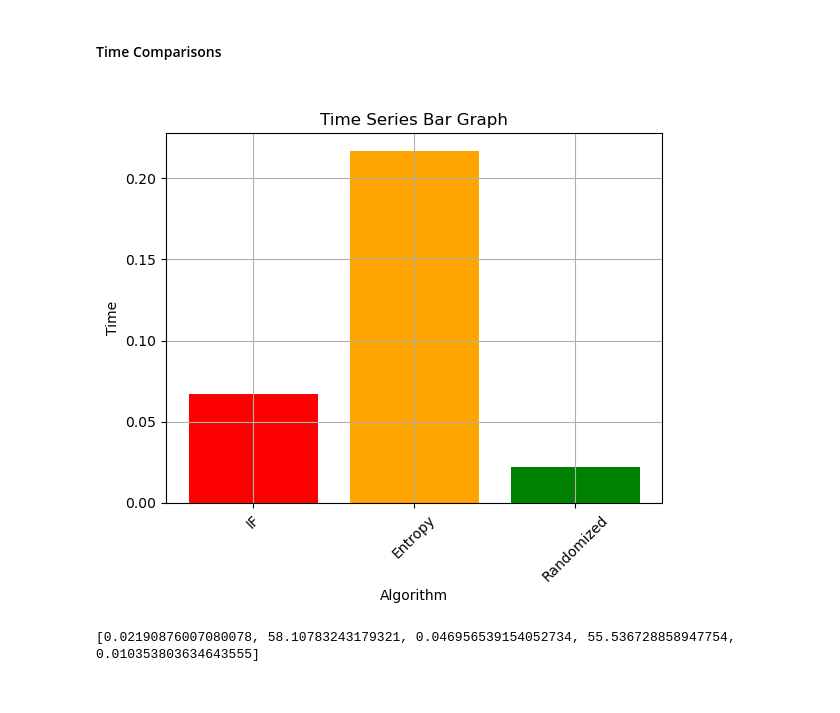
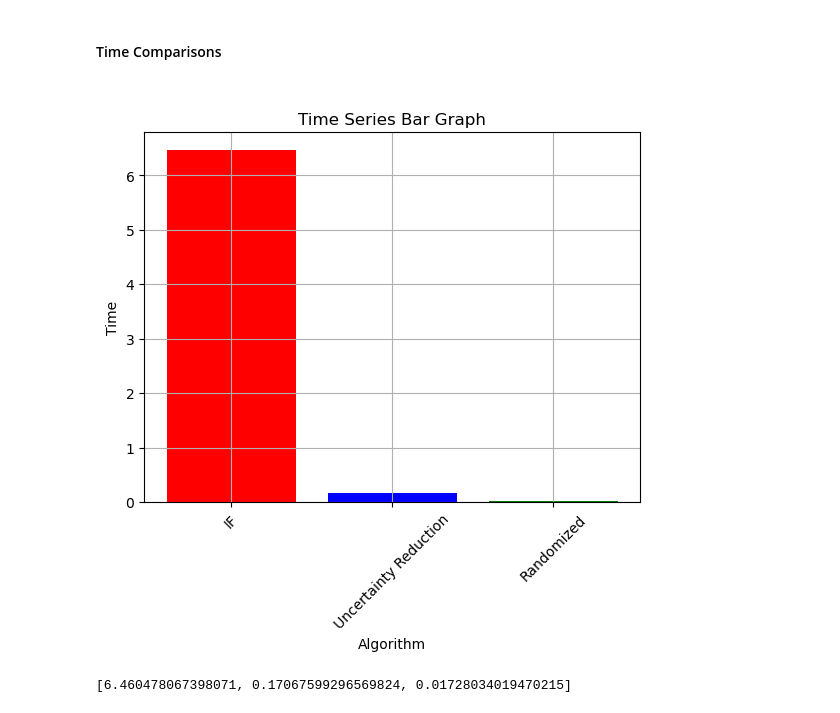
Before and after one commit to s-thandri/labelflipping, a Jupyter notebook: influence_functions/acs_influence 1.ipynb, the cells around one changed output. Drawn from its saved outputs; the diff is of its cells as text; code cells hidden in the pictures.

Commit message:
improved meu and entropy

```diff
--- a/influence_functions/acs_influence 1.ipynb
+++ b/influence_functions/acs_influence 1.ipynb
@@ -214,6 +214,8 @@ hinv_v_2, hinv_2 = get_hinv_v(hessian_all_points, np.transpose(del_L_del_theta_2
 negative_hinv_v_2 = -1*hinv_v_2
 inf_2 = np.matmul(np.transpose(negative_hinv_v_2), del_F_del_theta)
 inf_2 = (1/(len(X_train))) *inf_2
+# %%
+flipping_time_end = time.time() - flipping_time_start
 # %%
 #Flipping
 #Make the original flips to test for the parity after each flip
@@ -286,5 +288,6 @@ list(abs_sorted_index_list)
 #This will tell us how long it takes for influence functions to determine which order I need to flip the datapoints in
 #if_time: Time taken to decide the order in which the datapoints need to be flipped
 if_end = time.time() - if_start
+if_end += flipping_time_end
 print(if_end)
 # %% [output]
@@ -634,20 +607,20 @@ plt.show()
 <h4>Time Comparisons<h4>
 # %%
 # Create a line chart
-x_axis = ['IF', 'Entropy', 'Randomized']
+x_axis = ['IF', 'Uncertainty Reduction', 'Randomized']
 # Colors for each bar
-colors = ['red', 'orange', 'green']
+colors = ['red', 'blue', 'green']
 
 # Create a bar graph with updated labels and colors
 plt.bar(x_axis, sol_time, color=colors)
 plt.title('Time Series Bar Graph')
 plt.xlabel('Algorithm')
 plt.ylabel('Time')
 plt.grid(True)
 plt.xticks(rotation=45)
 plt.show()
 # %% [output]
-[figure, old version]
+[figure, new version]
 # %%
 #When calculating the time we are looking at the time taken to choose which datapoint to flip
 #Do not consider the time taken to calculate the fairness on each datapoint
@@ -659,7 +632,7 @@ plt.show()
 #Measure how long it takes to determine which datapoints need to be flipping and do not consider the parity calculations
 print(sol_time)
 # %% [output]
-[0.02190876007080078, 58.10783243179321, 0.046956539154052734, 55.536728858947754, 0.010353803634643555]
+[6.460478067398071, 0.17067599296569824, 0.01728034019470215]
 # %%
 print(flip_parity_abs[-1])
 #print(ranked_greedy_parity_list[-1])
```
Also changed, not shown: parts of 17 cells of this notebook, 6 other files.
